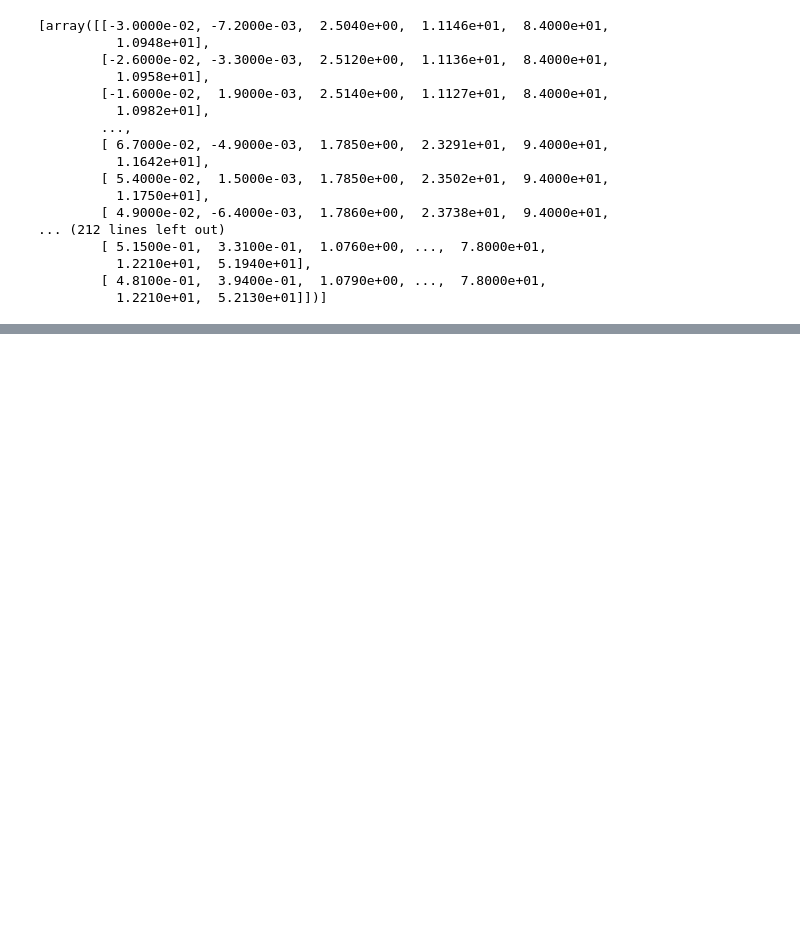
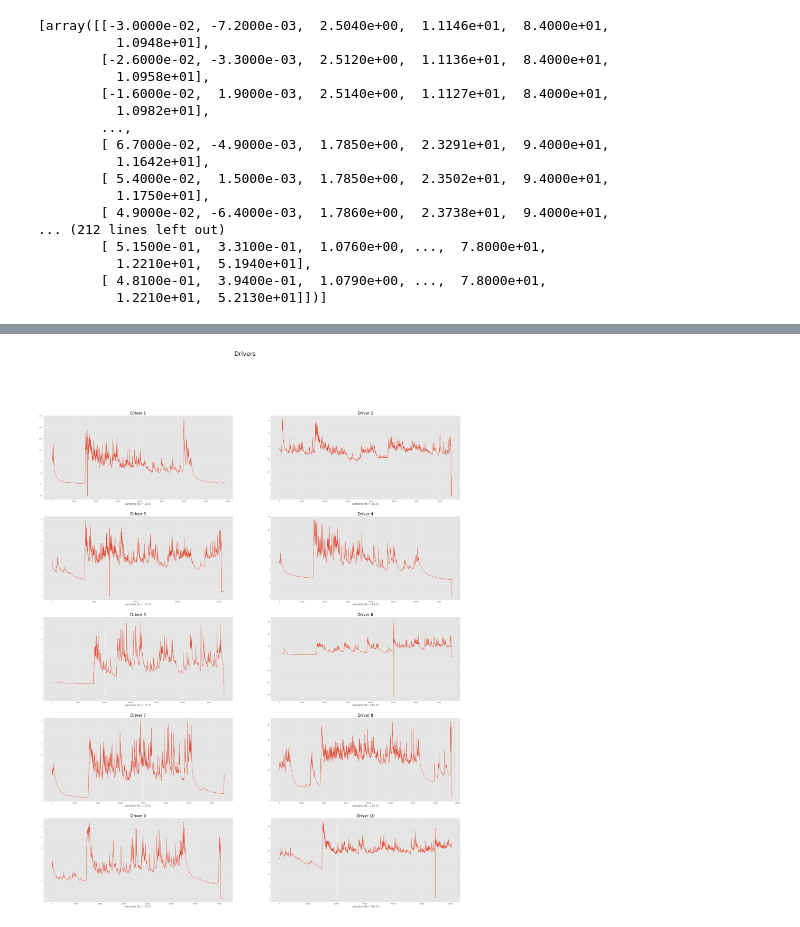
Before and after one commit to Applied-Machine-Learning-2022/final-project-stay-hard-uk, a Jupyter notebook: automobile_stress.ipynb, the cells around one changed output, grey strips where cells are left out. Saved outputs shown, nothing was run; the diff lists cells and outputs as text; code cells hidden in the pictures; blank space fills up the shorter version.

```diff
--- a/automobile_stress.ipynb
+++ b/automobile_stress.ipynb
@@ -106,0 +118,15 @@ all_signal
+# %%
+signal_1 = all_signal[4:12]
+signal_2 = all_signal[14:16]
+signal = signal_1 + signal_2
+# %%
+plt.style.use('ggplot')
+plt.figure(figsize=(50, 60))
+plt.suptitle("Drivers", fontsize=40)
+for i in range(0, 10):
+    plt.subplot(5, 2, i + 1)
+    plt.xlabel("samples (fs = 15.5)", fontsize=18)
+    plt.plot(signal[i].T[3])
+    plt.title("Driver %d" % (i + 1),fontsize=26)
+# %% [output]
+[figure, added]
```
Also changed, not shown: parts of 20 cells of this notebook.
